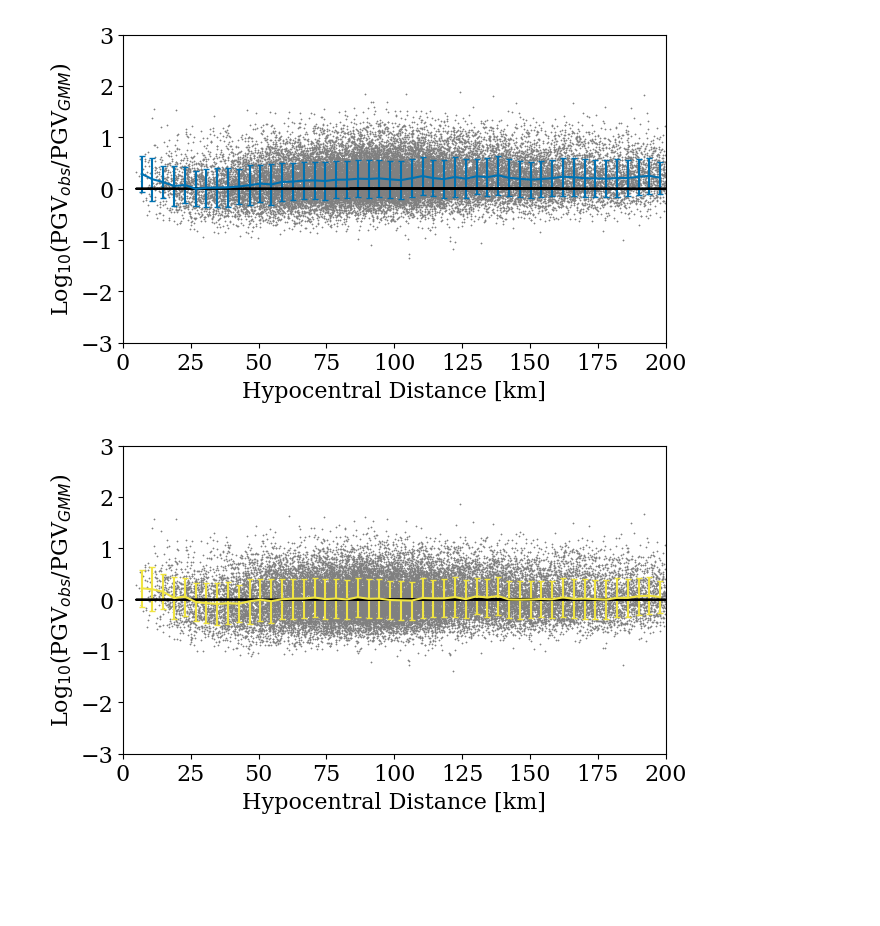
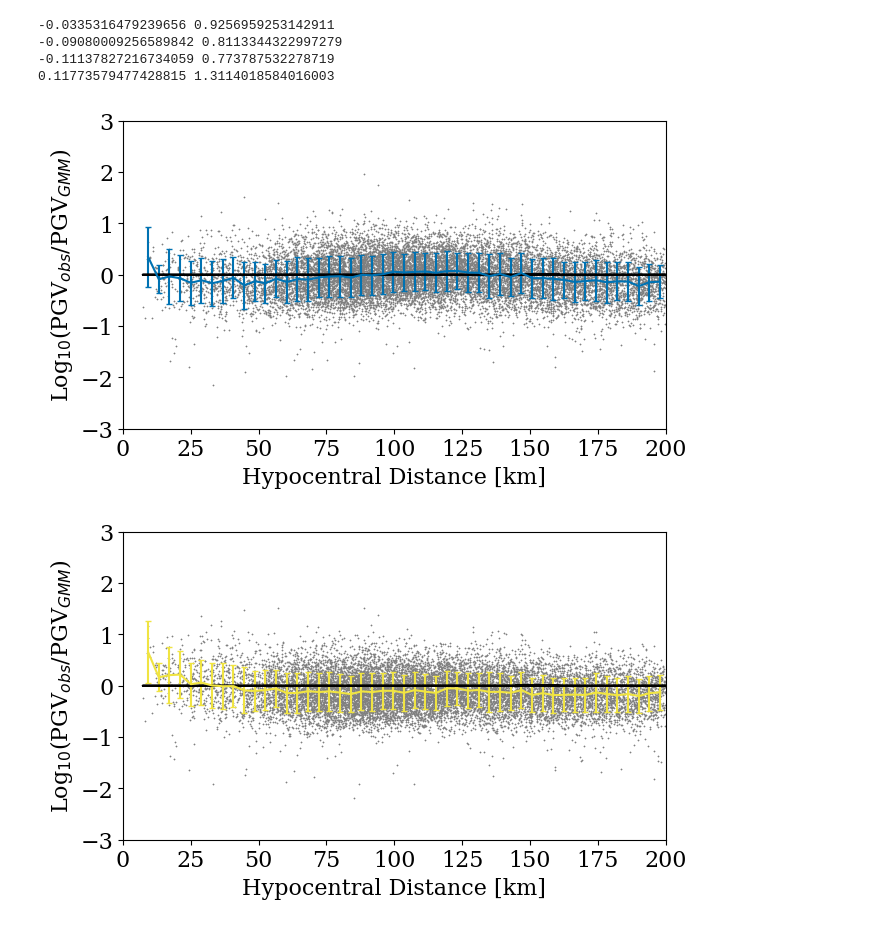
Before and after one commit to highfem/tqdne, a Jupyter notebook: scripts/seismo_evaluations/Residual_plot.ipynb, the cells around one changed output. Cells and saved outputs as stored; diff of their text form; code cells hidden in the pictures; blank space fills up the shorter version.

```diff
--- a/scripts/seismo_evaluations/Residual_plot.ipynb
+++ b/scripts/seismo_evaluations/Residual_plot.ipynb
@@ -11,6 +162,6 @@ dataset_observed = SeismicParameters('../experiments/workdir/test_data.h5')
 # %%
-dataset_generated_pgv = evaluate_ratio(dataset_observed.waveforms, dataset_generated.waveforms, dt=0.01, evaluate_obs=True, PGV=True)
-dataset_generated_pga = evaluate_ratio(dataset_observed.waveforms, dataset_generated.waveforms, dt=0.01, evaluate_obs=True, PGV=False)
+dataset_generated_pgv = evaluate_ratio(data.waveforms, gwm.waveforms, dt=0.01, evaluate_obs=True, PGV=True)
+dataset_generated_pga = evaluate_ratio(data.waveforms,  gwm.waveforms, dt=0.01, evaluate_obs=True, PGV=False)
 # %% [output]
 Integrate waveforms in the frequency domain
 Processing observation...
@@ -33,0 +185,3 @@ Processing GM0...
+# %%
+dataset_generated_pgv_kanno = evaluate_ratio(data.waveforms, gwm.waveforms, dt=0.01, evaluate_obs=True, PGV=True, kanno=True)
+dataset_generated_pga_kanno = evaluate_ratio(data.waveforms, gwm.waveforms, dt=0.01, evaluate_obs=True, PGV=False, kanno=True)
@@ -34,17 +207,18 @@ Processing GM0...
 # %%
 PGV_geom_mean_obs = dataset_generated_pgv['PGV_geom_mean_obs']
 PGV_geom_mean_gm0 = dataset_generated_pgv['PGV_geom_mean_gwm']
+idx_mag = mag >= 4.5
 
-dataset_generated_stats_PGV = calculate_distance_binned_ratios(PGV_geom_mean_obs, PGV_geom_mean_gm0, dataset_generated.hypocentral_distance, n_bins=50)
+dataset_generated_stats_PGV = calculate_distance_binned_ratios(PGV_geom_mean_obs[idx_mag], PGV_geom_mean_gm0[idx_mag], data.hypocentral_distance[idx_mag], n_bins=50)
 
 fig = plt.figure(figsize=(7,4))
 ax = fig.gca()
-ax.plot(dataset_generated.hypocentral_distance, dataset_generated_stats_PGV['ratio_values'], 'o', c='grey', markersize=1, markeredgewidth=0.2, markeredgecolor='grey')
+ax.plot(data.hypocentral_distance[idx_mag], dataset_generated_stats_PGV['ratio_values'], 'o', c='grey', markersize=1, markeredgewidth=0.2, markeredgecolor='grey')
 ax.errorbar(dataset_generated_stats_PGV['bin_centers'], dataset_generated_stats_PGV['median_ratios'], yerr=dataset_generated_stats_PGV['std_ratios'], color='r', capsize=2)
-ax.plot(dataset_generated.hypocentral_distance, np.ones(len(dataset_generated.hypocentral_distance))*0, '-', color='k')
+ax.plot(data.hypocentral_distance[idx_mag], np.ones(len(data.hypocentral_distance[idx_mag]))*0, '-', color='k')
 ax.set_xlim(left=0, right=200)
 ax.set_ylim(-3,3)
 ax.set_xlabel("Hypocentral Distance [km]")
 ax.set_ylabel("Log$_{10}$(PGV$_{obs}$/PGV$_{GWM}$)")
-fig.savefig("figures/gwm_latent-32x32x4_autoencoder-32x32x4_latent-c128_ratio_PGV_distance.svg", dpi=300, bbox_inches="tight")
+fig.savefig("figures/updated/ratio_PGV_distance.svg", dpi=300, bbox_inches="tight")
 # %% [output]
@@ -51,0 +226,4 @@ fig.savefig("figures/gwm_latent-32x32x4_autoencoder-32x32x4_latent-c128_ratio_PG
+# %%
+rhyp = data.hypocentral_distance[idx_mag]
+it = rhyp<30
+np.mean(dataset_generated_stats_PGV['ratio_values'][it]), 10**(np.mean(dataset_generated_stats_PGV['ratio_values'][it])),
@@ -95,33 +384,46 @@ pgv_gmms_kanno = np.exp(np.array(pgv_gmms_kanno).flatten()) * 1e-3
 # %%
-dataset_generated_stats_PGV_boore = calculate_distance_binned_ratios(PGV_geom_mean_obs, pgv_gmms_BA, dataset_generated.hypocentral_distance, n_bins=50)
-dataset_generated_stats_PGV_kanno = calculate_distance_binned_ratios(PGV_geom_mean_obs, pgv_gmms_kanno, dataset_generated.hypocentral_distance, n_bins=50)
+PGV_geom_mean_obs = dataset_generated_pgv['PGV_geom_mean_obs']
+PGV_geom_mean_obs_kanno = dataset_generated_pgv_kanno['PGV_geom_mean_obs']
+
+dataset_generated_stats_PGV_boore = calculate_distance_binned_ratios(PGV_geom_mean_obs[idx_mag], pgv_gmms_BA[idx_mag], data.hypocentral_distance[idx_mag], n_bins=50)
+dataset_generated_stats_PGV_kanno = calculate_distance_binned_ratios(PGV_geom_mean_obs_kanno[idx_mag], pgv_gmms_kanno[idx_mag], data.hypocentral_distance[idx_mag], n_bins=50)
 
 
 fig = plt.figure(figsize=(7,4))
 ax = fig.gca()
-ax.plot(dataset_generated.hypocentral_distance, dataset_generated_stats_PGV_boore['ratio_values'], 'o', c='grey', markersize=1, markeredgewidth=0.2, markeredgecolor='grey')
+ax.plot(data.hypocentral_distance[idx_mag], dataset_generated_stats_PGV_boore['ratio_values'], 'o', c='grey', markersize=1, markeredgewidth=0.2, markeredgecolor='grey')
 ax.errorbar(dataset_generated_stats_PGV_boore['bin_centers'], dataset_generated_stats_PGV_boore['median_ratios'], yerr=dataset_generated_stats_PGV_boore['std_ratios'], color='#0072B2', capsize=2)
-ax.plot(dataset_generated.hypocentral_distance, np.ones(len(dataset_generated.hypocentral_distance))*0, '-', color='k')
+ax.plot(data.hypocentral_distance[idx_mag], np.ones(len(data.hypocentral_distance[idx_mag]))*0, '-', color='k')
 ax.set_xlim(left=0, right=200)
 ax.set_ylim(-3,3)
 ax.set_xlabel("Hypocentral Distance [km]")
 ax.set_ylabel("Log$_{10}$(PGV$_{obs}$/PGV$_{GMM}$)")
-fig.savefig("figures/residual_pgv_BA.png", dpi=300, bbox_inches="tight")
-fig.savefig("figures/residual_pgv_BA.svg", dpi=300, bbox_inches="tight")
+fig.savefig("figures/updated/residual_pgv_BA.png", dpi=300, bbox_inches="tight")
+fig.savefig("figures/updated/residual_pgv_BA.svg", dpi=300, bbox_inches="tight")
 # plt.close()
+
+print(np.mean(dataset_generated_stats_PGV_boore['ratio_values']), 10**(np.mean(dataset_generated_stats_PGV_boore['ratio_values'])),)
+print(np.mean(dataset_generated_stats_PGV_boore['ratio_values'][it]), 10**(np.mean(dataset_generated_stats_PGV_boore['ratio_values'][it])),)
 
 fig = plt.figure(figsize=(7,4))
 ax = fig.gca()
-ax.plot(dataset_generated.hypocentral_distance, dataset_generated_stats_PGV_kanno['ratio_values'], 'o', c='grey', markersize=1, markeredgewidth=0.2, markeredgecolor='grey')
+ax.plot(data.hypocentral_distance[idx_mag], dataset_generated_stats_PGV_kanno['ratio_values'], 'o', c='grey', markersize=1, markeredgewidth=0.2, markeredgecolor='grey')
 ax.errorbar(dataset_generated_stats_PGV_kanno['bin_centers'], dataset_generated_stats_PGV_kanno['median_ratios'], yerr=dataset_generated_stats_PGV_kanno['std_ratios'], color='#F0E442', capsize=2)
-ax.plot(dataset_generated.hypocentral_distance, np.ones(len(dataset_generated.hypocentral_distance))*0, '-', color='k')
+ax.plot(data.hypocentral_distance[idx_mag], np.ones(len(data.hypocentral_distance[idx_mag]))*0, '-', color='k')
 ax.set_xlim(left=0, right=200)
 ax.set_ylim(-3,3)
 ax.set_xlabel("Hypocentral Distance [km]")
 ax.set_ylabel("Log$_{10}$(PGV$_{obs}$/PGV$_{GMM}$)")
-fig.savefig("figures/residual_pgv_kanno.png", dpi=300, bbox_inches="tight")
-fig.savefig("figures/residual_pgv_kanno.svg", dpi=300, bbox_inches="tight")
+# fig.savefig("figures/updated/residual_pgv_kanno.png", dpi=300, bbox_inches="tight")
+# fig.savefig("figures/updated/residual_pgv_kanno.svg", dpi=300, bbox_inches="tight")
 # plt.close()
+it = rhyp < 25
+print(np.mean(dataset_generated_stats_PGV_kanno['ratio_values']), 10**(np.mean(dataset_generated_stats_PGV_kanno['ratio_values'])),)
+print(np.mean(dataset_generated_stats_PGV_kanno['ratio_values'][it]), 10**(np.mean(dataset_generated_stats_PGV_kanno['ratio_values'][it])),)
 # %% [output]
+-0.0335316479239656 0.9256959253142911
+-0.09080009256589842 0.8113344322997279
+-0.11137827216734059 0.773787532278719
+0.11773579477428815 1.3114018584016003
-[figure, old version]
+[figure, new version]
-[figure, old version]
+[figure, new version]
```
Also changed, not shown: parts of 17 cells of this notebook, 7 other files.
